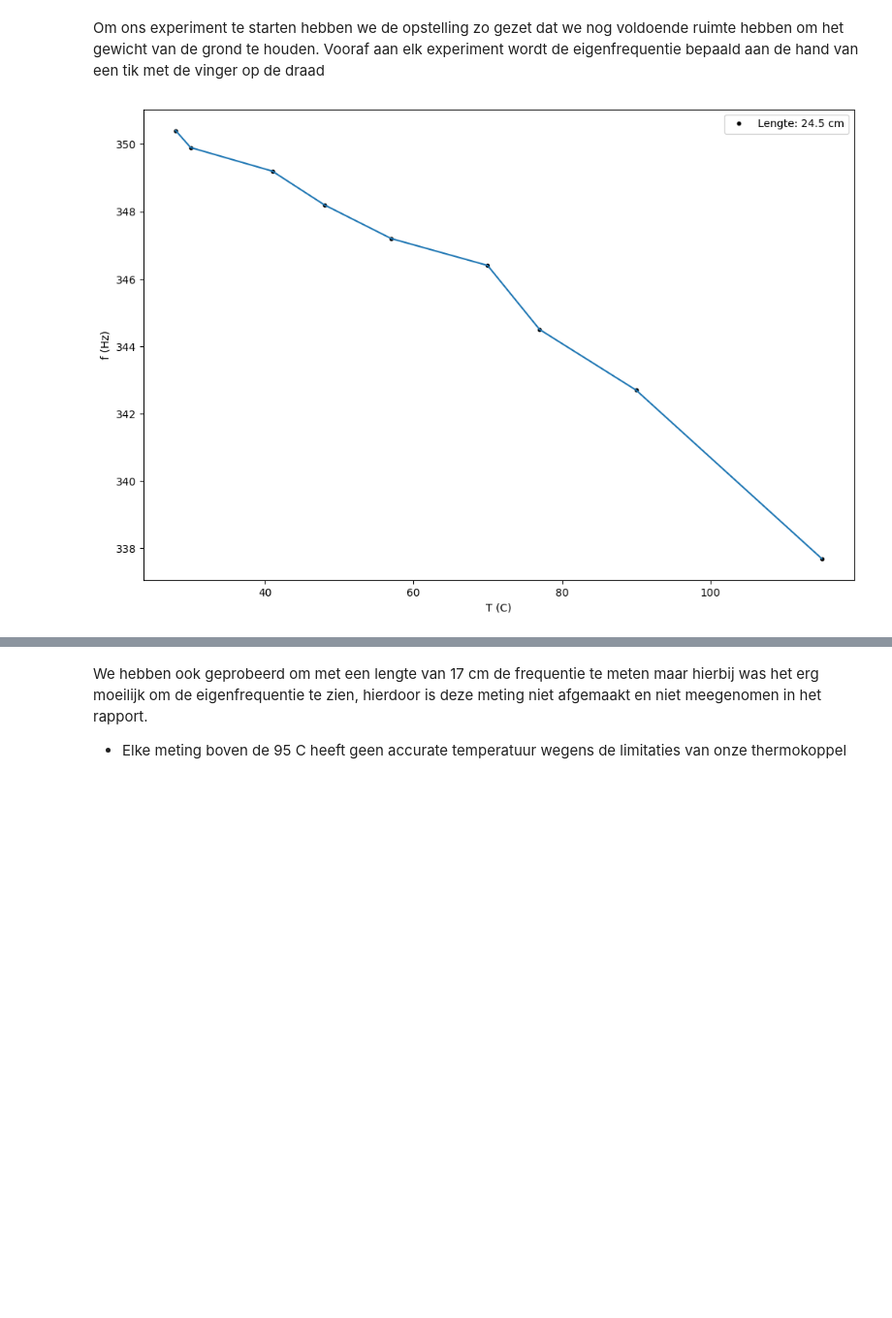
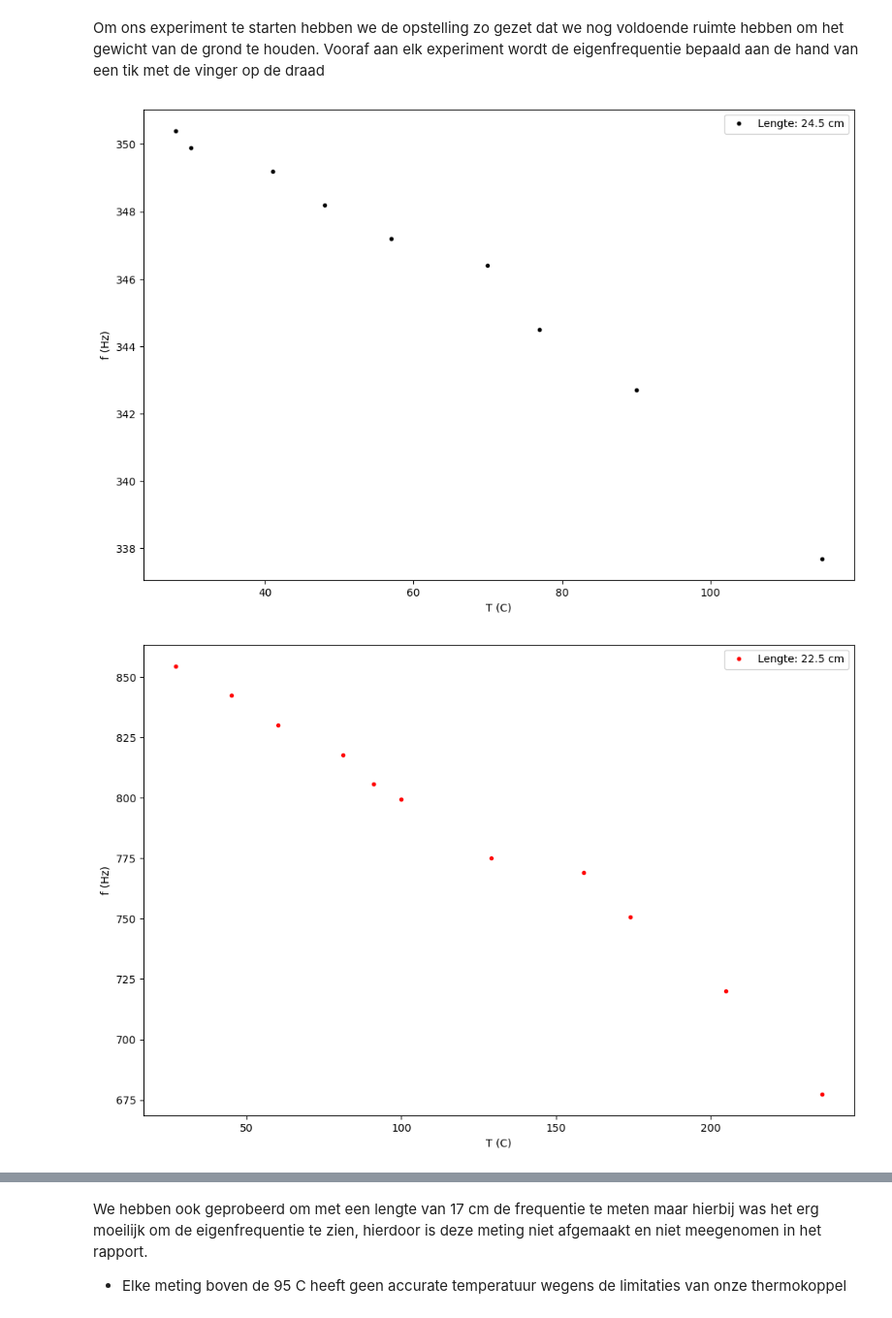
Before and after one commit to AlejandroJean1/Onderzoekspracticum-TN2, a Jupyter notebook: Logboek 08-09-2026.ipynb, the cells around one changed output, grey strips where cells are left out. Shown at 97% size. Drawn from its saved outputs; the diff is of its cells as text; code cells hidden in the pictures; blank space fills up the shorter version.

```diff
--- a/Logboek 08-09-2026.ipynb
+++ b/Logboek 08-09-2026.ipynb
@@ -6,19 +6,46 @@ from scipy.optimize import curve_fit
 Om ons experiment te starten hebben we de opstelling zo gezet dat we nog voldoende ruimte hebben om het gewicht van de grond te houden.
 Vooraf aan elk experiment wordt de eigenfrequentie bepaald aan de hand van een tik met de vinger op de draad
 # %%
-# L = np.array([34.56, 1]) # cm
-# 3.16, 2.92, 2.72
-T34 = np.array([28, 30, 41, 48, 57, 70, 77, 90, 115]) # Celsius
-u_T34 = 2
-eigen_f34 = np.array([350.4, 349.9, 349.2, 348.2, 347.2, 346.4, 344.5, 342.7 ,337.7]) # Hz
-u_f34 = 1
+# 0.5 mm diameter?
+T345 = np.array([28, 30, 41, 48, 57, 70, 77, 90, 115]) # Celsius
+u_T345 = 2
+eigen_f345 = np.array([350.4, 349.9, 349.2, 348.2, 347.2, 346.4, 344.5, 342.7 ,337.7]) # Hz
+u_f345 = 1
+
+# 0.1 mm diameter voor 22.5, 49.8
+
+T225 = np.array([27, 45, 60, 81, 91, 100, 129, 159, 174, 205, 236]) # Celsius
+u_T225 = 2
+eigen_f225 = np.array([854.49, 842.28, 830.07, 817.87, 805.66, 799.56, 775.14, 769.04, 750.73, 720.21, 677.49]) # Hz
+u_f225 = 1 # Vanaf 100 graden ...ehhh
+
+T498 = np.array([27, 45, 64, 81, 115, 135, 155, 202, 263, 350, 450]) # Celsius
+u_T498 = 3 # Onzekerheid 3 graden
+eigen_f498 = np.array([280.76, 268.55, 256.34, 244.14, 225.83, 207.51, 195.31, 177, 152.58, 109.86, 30.51]) # Hz
+u_f498 = 1 # Vanaf 100 graden ...ehhh
 
 plt.figure(figsize=[12, 8])
-plt.plot(T34, eigen_f34, "k.", label="Lengte: 24.5 cm")
-plt.errorbar(T34, eigen_f34, )
+plt.plot(T345, eigen_f345, "k.", label="Lengte: 24.5 cm")
+# plt.errorbar(T345, eigen_f345, yerr=u_f345, fmt="none", ecolor="k")
 plt.xlabel("T (C)")
 plt.ylabel("f (Hz)")
 plt.legend()
 plt.show()
+
+
+plt.figure(figsize=[12, 8])
+plt.plot(T225, eigen_f225, "r.", label="Lengte: 22.5 cm")
+plt.xlabel("T (C)")
+plt.ylabel("f (Hz)")
+plt.legend()
+plt.show()
+
+plt.figure(figsize=[12, 8])
+plt.plot(T498, eigen_f498, "b.", label="Lengte: 49.8 cm")
+plt.xlabel("T (C)")
+plt.ylabel("f (Hz)")
+plt.legend()
+plt.show()
 # %% [output]
-[figure, old version]
+[figure, new version]
+[figure, added]
```
Also changed, not shown: parts of 1 cell of this notebook.
